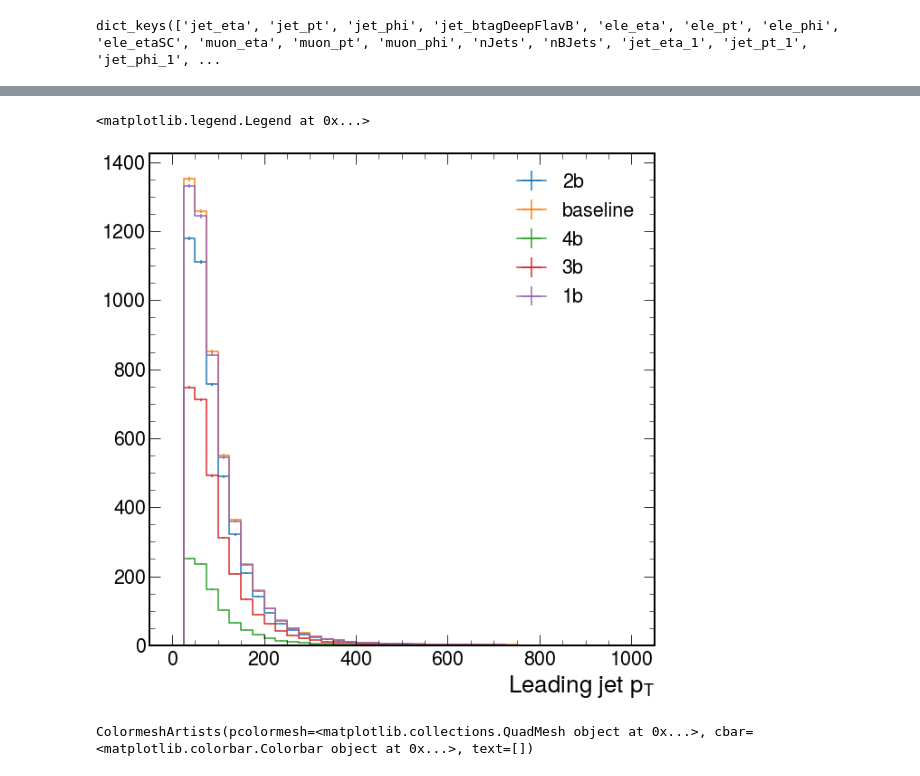
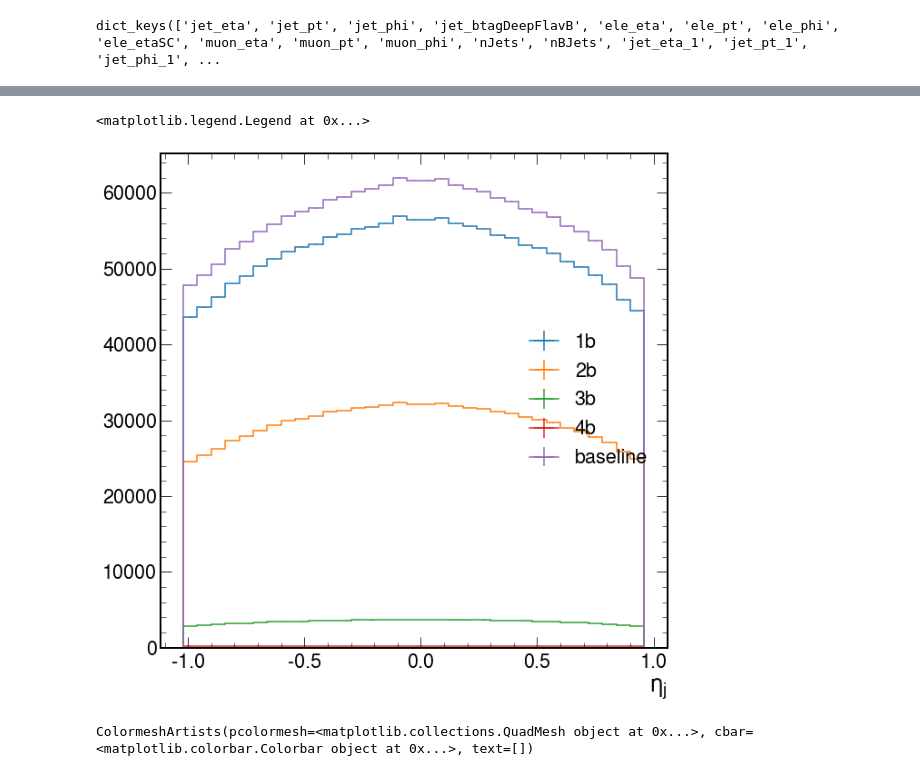
Before and after one commit to PocketCoffea/PocketCoffea, a Jupyter notebook: notebooks/Hist_migration.ipynb, the cells around one changed output, grey strips where cells are left out. Cells and saved outputs as stored; diff of their text form; code cells hidden in the pictures.

```diff
--- a/notebooks/Hist_migration.ipynb
+++ b/notebooks/Hist_migration.ipynb
@@ -191,7 +163,7 @@ import mplhep as hep
 from pprint import pprint
 hep.style.use(hep.style.ROOT)
 # %%
-out = load("../output/test_base_complete/output.coffea")
+out = load("../output/test_base_varbycat_v1/output.coffea")
 out["variables"].keys()
 # %% [output]
 dict_keys(['jet_eta', 'jet_pt', 'jet_phi', 'jet_btagDeepFlavB', 'ele_eta', 'ele_pt', 'ele_phi', 'ele_etaSC', 'muon_eta', 'muon_pt', 'muon_phi', 'nJets', 'nBJets', 'jet_eta_1', 'jet_pt_1', 'jet_phi_1', ...
@@ -248,13 +249,13 @@ plt.legend()
 # %%
-H = out["variables"]["jet_eta_pt_all"]["ttHTobb"]
+H = out["variables"]["jet_eta_1"]["TTToSemiLeptonic"]
 
 for cat in H.axes["cat"]:
-    hep.histplot(H[{"cat":cat, "variation":"nominal", "year":"2018", "eta":slice(-0.5j,0.5j,sum)}], label=cat)
+    hep.histplot(H[{"cat":cat, "variation":"nominal", "year":"2018", "eta":slice(-1j, 1j)}], label=cat)
 
 plt.legend()
 # %% [output]
 <matplotlib.legend.Legend at 0x...>
-[figure, old version]
+[figure, new version]
 # %%
 H = out["variables"]["jet_eta_pt_all"]["ttHTobb"]
 hep.hist2dplot(H[{"cat":"baseline", "variation":"nominal", "year":"2018"}], norm=LogNorm())
```
Also changed, not shown: parts of 23 cells of this notebook, 8 other files.
